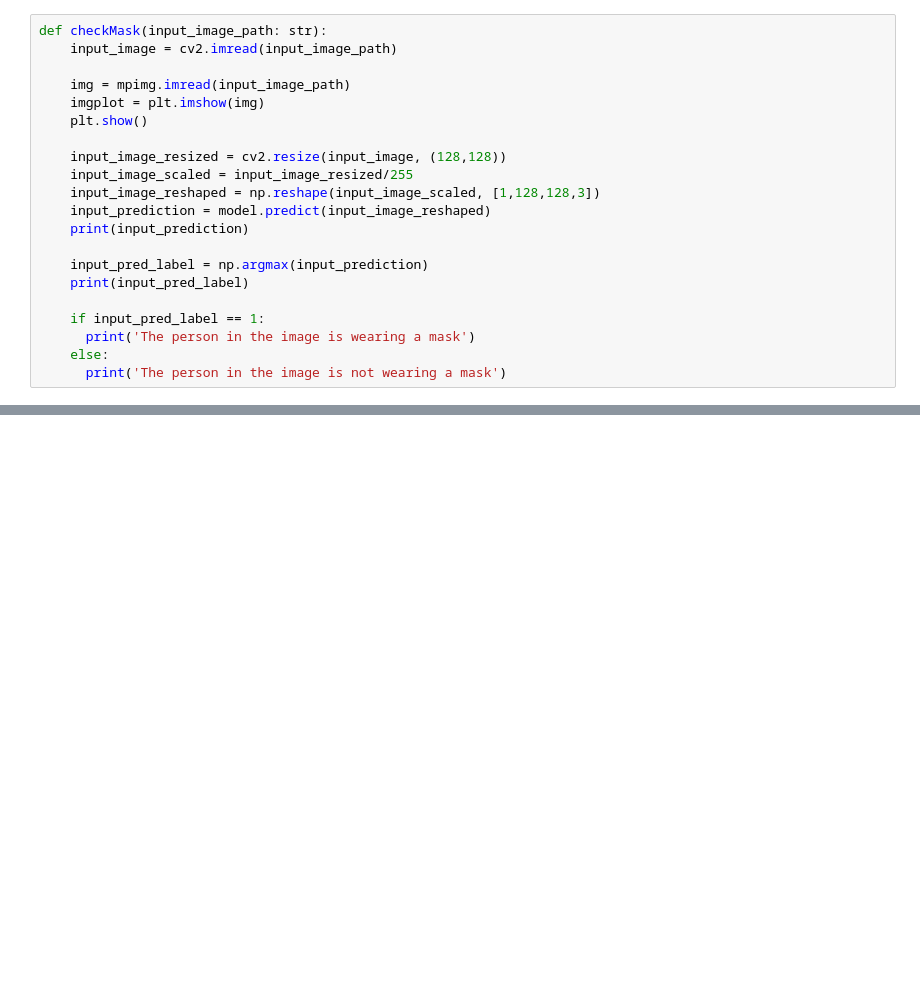
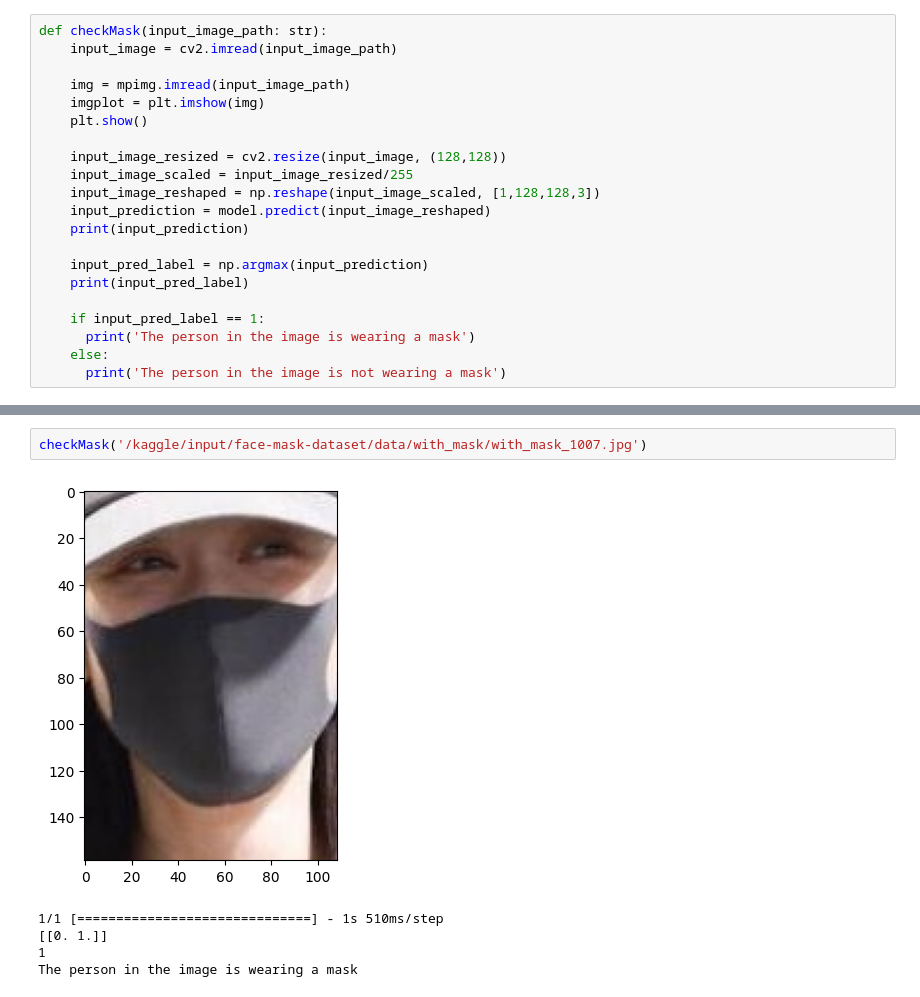
Before and after one commit to rafeysyed/face-mask-detection, a Jupyter notebook: facemaskdetection.ipynb, the cells around one changed output, grey strips where cells are left out. Drawn from its saved outputs; the diff is of its cells as text; blank space fills up the shorter version.

Commit message:
Kaggle Notebook | FaceMaskDetection | Version 6

```diff
--- a/facemaskdetection.ipynb
+++ b/facemaskdetection.ipynb
@@ -259,0 +460,8 @@ The person in the image is wearing a mask
+# %%
+checkMask('/kaggle/input/face-mask-dataset/data/with_mask/with_mask_1007.jpg')
+# %% [output]
+[figure, added]
+1/1 [==============================] - 1s 510ms/step
+[[0. 1.]]
+1
+The person in the image is wearing a mask
```
Also changed, not shown: parts of 17 cells of this notebook.
